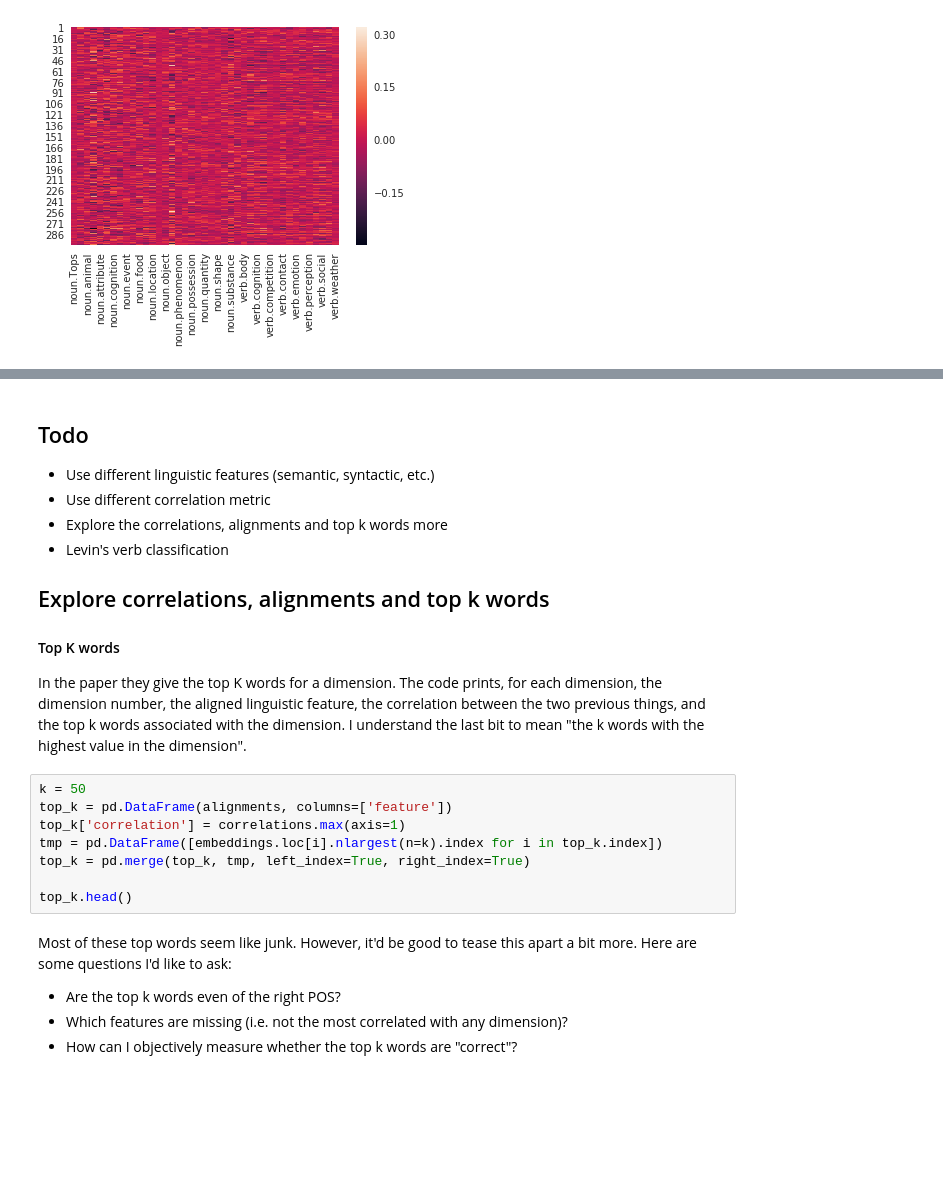
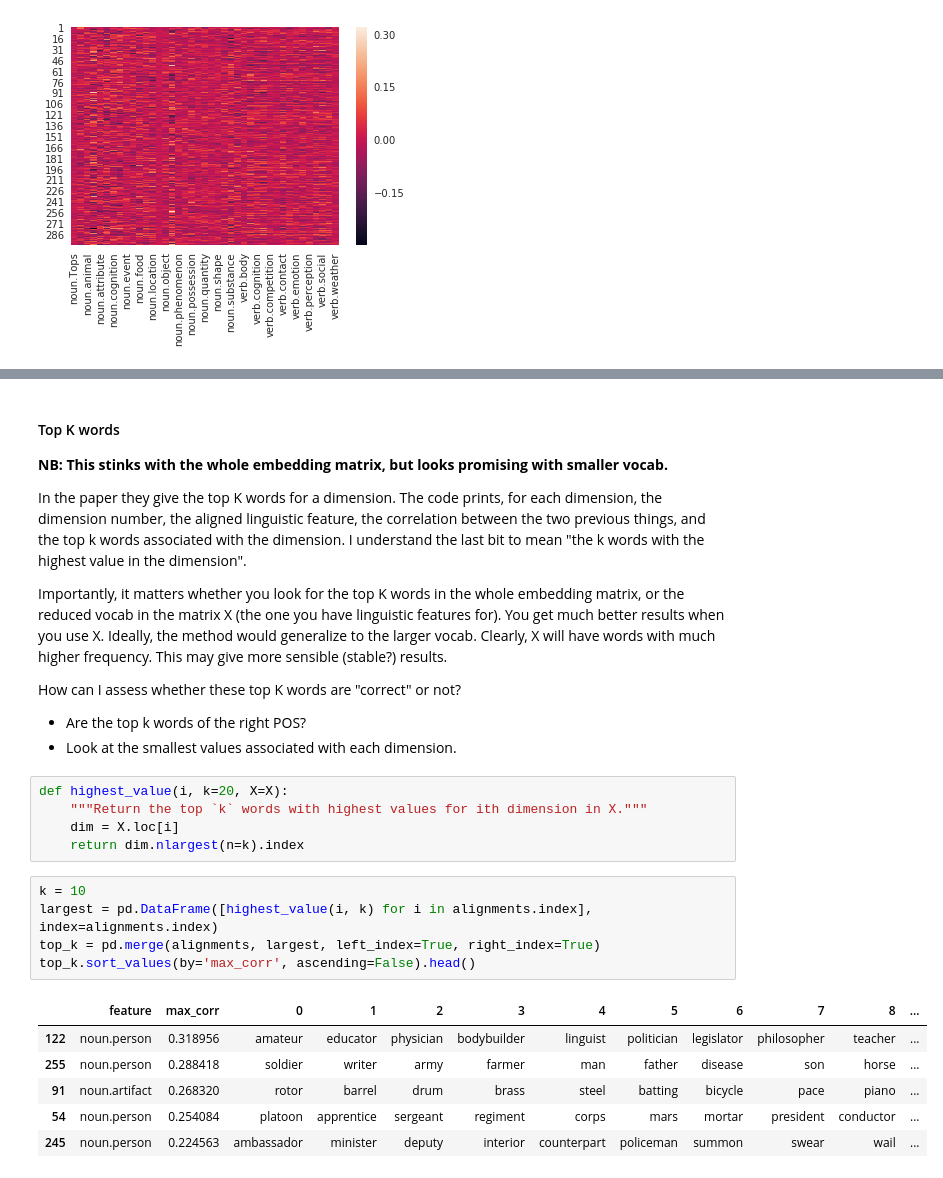
Before and after one commit to geoffbacon/semrep, a Jupyter notebook: semrep/evaluate/qvec/explore.ipynb, the cells around one changed output, grey strips where cells are left out. Saved outputs shown, nothing was run; the diff lists cells and outputs as text; blank space fills up the shorter version.

Commit message:
update explore nb

```diff
--- a/semrep/evaluate/qvec/explore.ipynb
+++ b/semrep/evaluate/qvec/explore.ipynb
@@ -426,27 +429,32 @@ sns.heatmap(correlations);
 # %% [markdown]
-## Todo
-- Use different linguistic features (semantic, syntactic, etc.)
-- Use different correlation metric
-- Explore the correlations, alignments and top k words more
-- Levin's verb classification
+#### Top K words
 
-## Explore correlations, alignments and top k words
+**NB: This stinks with the whole embedding matrix, but looks promising with smaller vocab.**
 
-#### Top K words
 In the paper they give the top K words for a dimension. The code prints, for each dimension, the dimension number, the aligned linguistic feature, the correlation between the two previous things, and the top k words associated with the dimension. I understand the last bit to mean "the k words with the highest value in the dimension".
+
+Importantly, it matters whether you look for the top K words in the whole embedding matrix, or the reduced vocab in the matrix X (the one you have linguistic features for). You get much better results when you use X. Ideally, the method would generalize to the larger vocab. Clearly, X will have words with much higher frequency. This may give more sensible (stable?) results.
+
+How can I assess whether these top K words are "correct" or not?
+- Are the top k words of the right POS?
+- Look at the smallest values associated with each dimension.
+# %%
+def highest_value(i, k=20, X=X):
+    """Return the top `k` words with highest values for ith dimension in X."""
+    dim = X.loc[i]
+    return dim.nlargest(n=k).index
 # %%
-k = 50
-top_k = pd.DataFrame(alignments, columns=['feature'])
-top_k['correlation'] = correlations.max(axis=1)
-tmp = pd.DataFrame([embeddings.loc[i].nlargest(n=k).index for i in top_k.index])
-top_k = pd.merge(top_k, tmp, left_index=True, right_index=True)
-
-top_k.head()
+k = 10
+largest = pd.DataFrame([highest_value(i, k) for i in alignments.index], index=alignments.index)
+top_k = pd.merge(alignments, largest, left_index=True, right_index=True)
+top_k.sort_values(by='max_corr', ascending=False).head()
+# %% [output]
+|  | feature | max_corr | 0 | 1 | 2 | 3 | 4 | 5 | 6 | 7 | 8 | ... |
+| 122 | noun.person | 0.318956 | amateur | educator | physician | bodybuilder | linguist | politician | legislator | philosopher | teacher | ... |
+| 255 | noun.person | 0.288418 | soldier | writer | army | farmer | man | father | disease | son | horse | ... |
+| 91 | noun.artifact | 0.268320 | rotor | barrel | drum | brass | steel | batting | bicycle | pace | piano | ... |
+| 54 | noun.person | 0.254084 | platoon | apprentice | sergeant | regiment | corps | mars | mortar | president | conductor | ... |
+| 245 | noun.person | 0.224563 | ambassador | minister | deputy | interior | counterpart | policeman | summon | swear | wail | ... |
-# %% [markdown]
-Most of these top words seem like junk. However, it'd be good to tease this apart a bit more. Here are some questions I'd like to ask:
-- Are the top k words even of the right POS?
-- Which features are missing (i.e. not the most correlated with any dimension)?
-- How can I objectively measure whether the top k words are "correct"?
 # %%
 def get_dims(feature, df=top_k):
     """Return the dimensions aligned with `feature` in `df`."""
```
Also changed, not shown: parts of 15 cells of this notebook, 1 other file.
